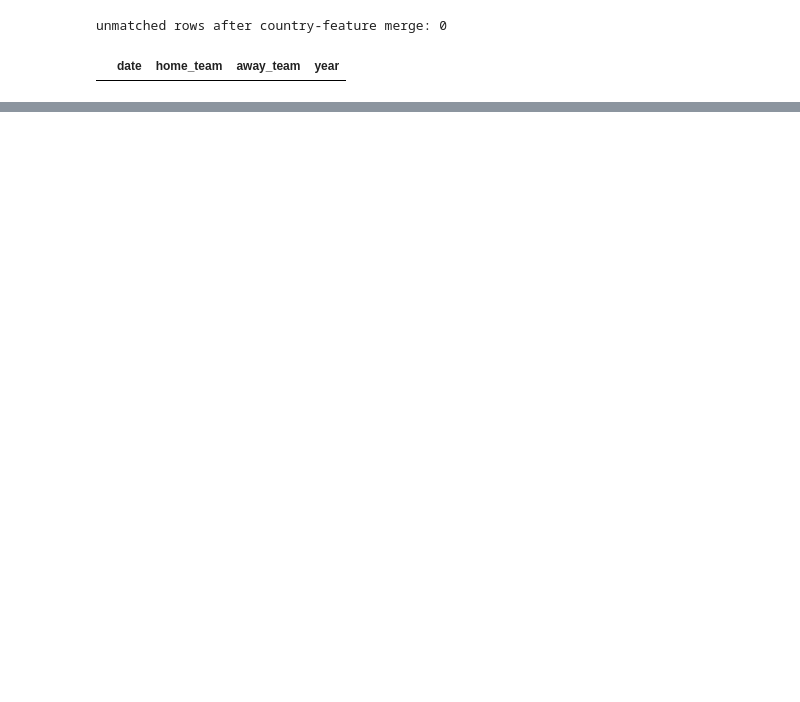
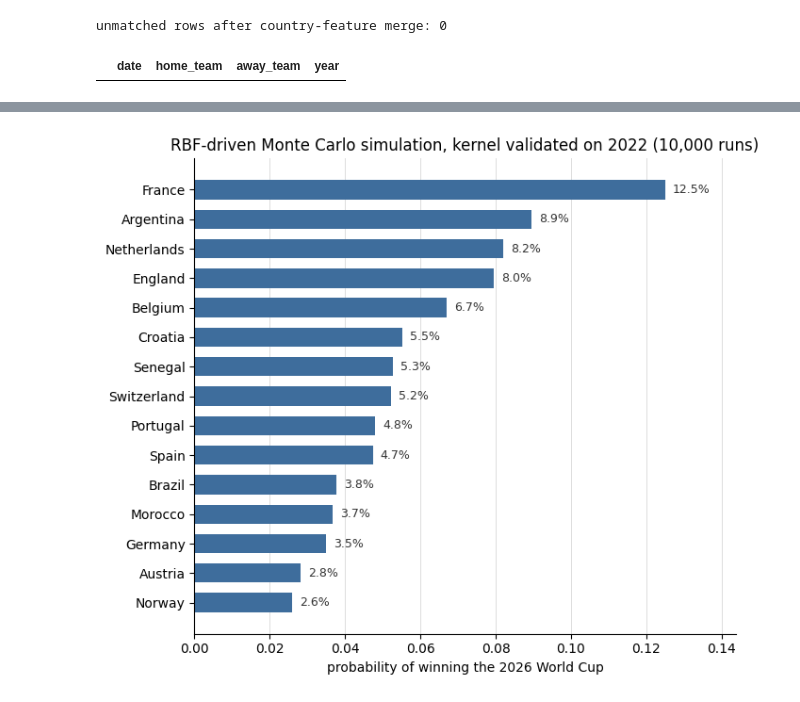
Before and after one commit to kcshenoy/FIFA_WorldCup_Predictor, a Jupyter notebook: connectivity_top5_results.ipynb, the cells around one changed output, grey strips where cells are left out. Cells and saved outputs as stored; diff of their text form; code cells hidden in the pictures; blank space fills up the shorter version.

```diff
--- a/connectivity_top5_results.ipynb
+++ b/connectivity_top5_results.ipynb
@@ -177,0 +872,19 @@ results.iloc[results["home_team"] == "Serbia"]
+# %%
+history_all = results[results["year"] <= 2022].copy()
+X_all = history_all[feature_cols]
+y_all = history_all[target_col].astype(int)
+h_rate = (history_all["home_score"] > history_all["away_score"]).mean()
+d_rate = (history_all["home_score"] == history_all["away_score"]).mean()
+a_rate = (history_all["home_score"] < history_all["away_score"]).mean()
+
+deployment_model = Pipeline([
+    ("preprocessor", preprocessor),
+    ("svm", CalibratedClassifierCV(SVC(**best_kwargs, random_state=42), method="sigmoid",
+                                    cv=StratifiedKFold(n_splits=5, shuffle=True, random_state=42))),
+])
+deployment_model.fit(X_all, y_all)
+print(f"deployment SVM ({best_kwargs}) fit on {len(history_all)} historical matches (2002-2022)")
+
+team_table_2026 = build_team_table(2026)
+win_probs_2026 = run_simulation(deployment_model, team_table_2026, cfg_2026, h_rate, d_rate, a_rate)
+win_probs_2026.head(20).round(3)
@@ -177,0 +910,24 @@ results.iloc[results["home_team"] == "Serbia"]
+# %%
+import matplotlib.pyplot as plt
+
+top_n = 15
+top_teams = win_probs_2026.head(top_n).iloc[::-1]  # reverse so #1 sits at the top of the barh
+
+fig, ax = plt.subplots(figsize=(7, 6))
+bar_color = "#3E6D9C"  # single hue: probability is a magnitude, not a category
+bars = ax.barh(top_teams.index, top_teams["Champion"], color=bar_color, height=0.65)
+
+for bar, val in zip(bars, top_teams["Champion"]):
+    ax.text(bar.get_width() + 0.002, bar.get_y() + bar.get_height() / 2,
+             f"{val:.1%}", va="center", ha="left", fontsize=9, color="#333333")
+
+ax.set_xlabel("probability of winning the 2026 World Cup")
+ax.set_title("RBF-driven Monte Carlo simulation, kernel validated on 2022 (10,000 runs)")
+ax.spines[["top", "right"]].set_visible(False)
+ax.xaxis.grid(True, color="#dddddd", linewidth=0.7)
+ax.set_axisbelow(True)
+ax.set_xlim(0, top_teams["Champion"].max() * 1.15)
+plt.tight_layout()
+plt.show()
+# %% [output]
+[figure, added]
```
Also changed, not shown: parts of 40 cells of this notebook.
